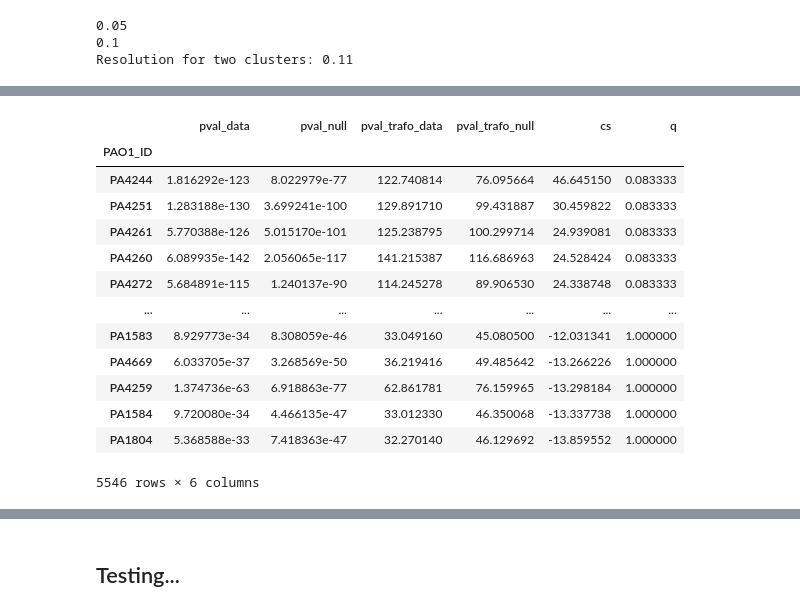
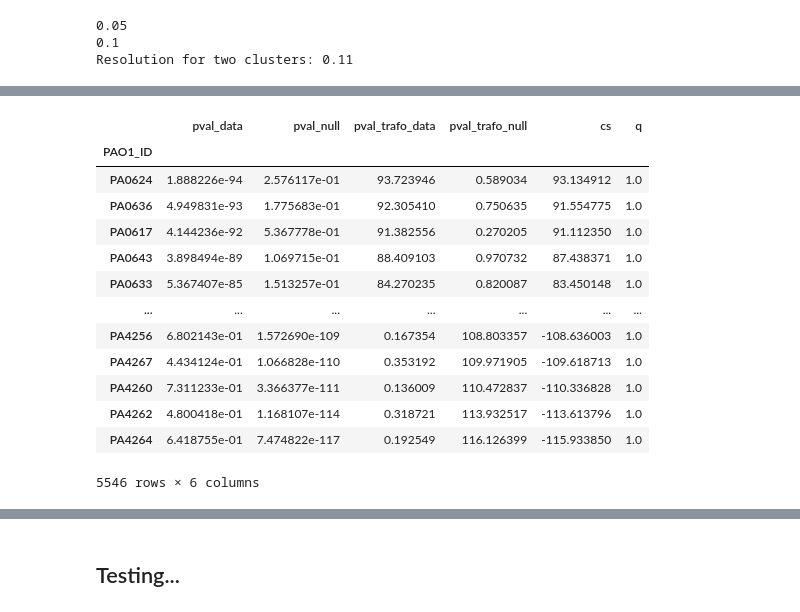
Before and after one commit to bio-datascience/BacSC, a Jupyter notebook: analysis/P_aero_S2S3/S3_cluster_analysis.ipynb, the cells around one changed output, grey strips where cells are left out. Cells and saved outputs as stored; diff of their text form; code cells hidden in the pictures.

```diff
--- a/analysis/P_aero_S2S3/S3_cluster_analysis.ipynb
+++ b/analysis/P_aero_S2S3/S3_cluster_analysis.ipynb
@@ -278,10 +287,11 @@ plt.show()
 # %%
 # data_null_gen.write("../../data/MOBA_scRNAseq/outs_S3/S3_null_data_opt.h5ad")
 # %%
+from scipy.stats import mannwhitneyu
 X_null_gen_0 = data_null_gen.X[data_null_gen.obs["leiden"] == "0"]
 X_null_gen_1 = data_null_gen.X[data_null_gen.obs["leiden"] != "0"]
 
-pval_null_gen = pd.DataFrame({"pval_null": ranksums(X_null_gen_0, X_null_gen_1, alternative="two-sided").pvalue}, index=data_null_gen.var.index)
+pval_null_gen = pd.DataFrame({"pval_null": mannwhitneyu(X_null_gen_0, X_null_gen_1, alternative="two-sided", method="asymptotic").pvalue}, index=data_null_gen.var.index)
 
 clusters = data_gene.obs["leiden_opt"].unique()
 # %%
@@ -293,7 +303,7 @@ fdr = 0.05
 for c in clusters:
     X_data_0 = data_gene_nonzero.X[data_gene_nonzero.obs["leiden_opt"] == c].copy()
     X_data_1 = data_gene_nonzero.X[data_gene_nonzero.obs["leiden_opt"] != c].copy()
-    p_data = pd.DataFrame({"pval_data": ranksums(X_data_0, X_data_1, alternative="two-sided").pvalue}, index=data_gene_nonzero.var.index)
+    p_data = pd.DataFrame({"pval_data": mannwhitneyu(X_data_0, X_data_1, alternative="two-sided", method="asymptotic").pvalue}, index=data_gene_nonzero.var.index)
     DE_TU, pval_TU = cd.call_de(p_data, pval_null_gen, FDR=fdr, correct=False, nlog=True)
     data_gene_nonzero.var[f"pval_cluster_{c}_gen"] = pval_TU["pval_data"]
     data_gene_nonzero.var[f"q_cluster_{c}_gen"] = pval_TU["q"]
@@ -379,19 +391,19 @@ q
 1.0    5546
 Name: count, dtype: int64
 # %%
-pvals_log_gen["1"]
+pvals_log_gen[("3")]
 # %% [output]
 |  | pval_data | pval_null | pval_trafo_data | pval_trafo_null | cs | q |
 | PAO1_ID |  |  |  |  |  |  |
-| PA4244 | 1.816292e-123 | 8.022979e-77 | 122.740814 | 76.095664 | 46.645150 | 0.083333 |
-| PA4251 | 1.283188e-130 | 3.699241e-100 | 129.891710 | 99.431887 | 30.459822 | 0.083333 |
-| PA4261 | 5.770388e-126 | 5.015170e-101 | 125.238795 | 100.299714 | 24.939081 | 0.083333 |
-| PA4260 | 6.089935e-142 | 2.056065e-117 | 141.215387 | 116.686963 | 24.528424 | 0.083333 |
-| PA4272 | 5.684891e-115 | 1.240137e-90 | 114.245278 | 89.906530 | 24.338748 | 0.083333 |
+| PA0624 | 1.888226e-94 | 2.576117e-01 | 93.723946 | 0.589034 | 93.134912 | 1.0 |
+| PA0636 | 4.949831e-93 | 1.775683e-01 | 92.305410 | 0.750635 | 91.554775 | 1.0 |
+| PA0617 | 4.144236e-92 | 5.367778e-01 | 91.382556 | 0.270205 | 91.112350 | 1.0 |
+| PA0643 | 3.898494e-89 | 1.069715e-01 | 88.409103 | 0.970732 | 87.438371 | 1.0 |
+| PA0633 | 5.367407e-85 | 1.513257e-01 | 84.270235 | 0.820087 | 83.450148 | 1.0 |
 | ... | ... | ... | ... | ... | ... | ... |
-| PA1583 | 8.929773e-34 | 8.308059e-46 | 33.049160 | 45.080500 | -12.031341 | 1.000000 |
-| PA4669 | 6.033705e-37 | 3.268569e-50 | 36.219416 | 49.485642 | -13.266226 | 1.000000 |
-| PA4259 | 1.374736e-63 | 6.918863e-77 | 62.861781 | 76.159965 | -13.298184 | 1.000000 |
-| PA1584 | 9.720080e-34 | 4.466135e-47 | 33.012330 | 46.350068 | -13.337738 | 1.000000 |
-| PA1804 | 5.368588e-33 | 7.418363e-47 | 32.270140 | 46.129692 | -13.859552 | 1.000000 |
+| PA4256 | 6.802143e-01 | 1.572690e-109 | 0.167354 | 108.803357 | -108.636003 | 1.0 |
+| PA4267 | 4.434124e-01 | 1.066828e-110 | 0.353192 | 109.971905 | -109.618713 | 1.0 |
+| PA4260 | 7.311233e-01 | 3.366377e-111 | 0.136009 | 110.472837 | -110.336828 | 1.0 |
+| PA4262 | 4.800418e-01 | 1.168107e-114 | 0.318721 | 113.932517 | -113.613796 | 1.0 |
+| PA4264 | 6.418755e-01 | 7.474822e-117 | 0.192549 | 116.126399 | -115.933850 | 1.0 |
 5546 rows × 6 columns
```
Also changed, not shown: parts of 17 cells of this notebook, 3 other files.
